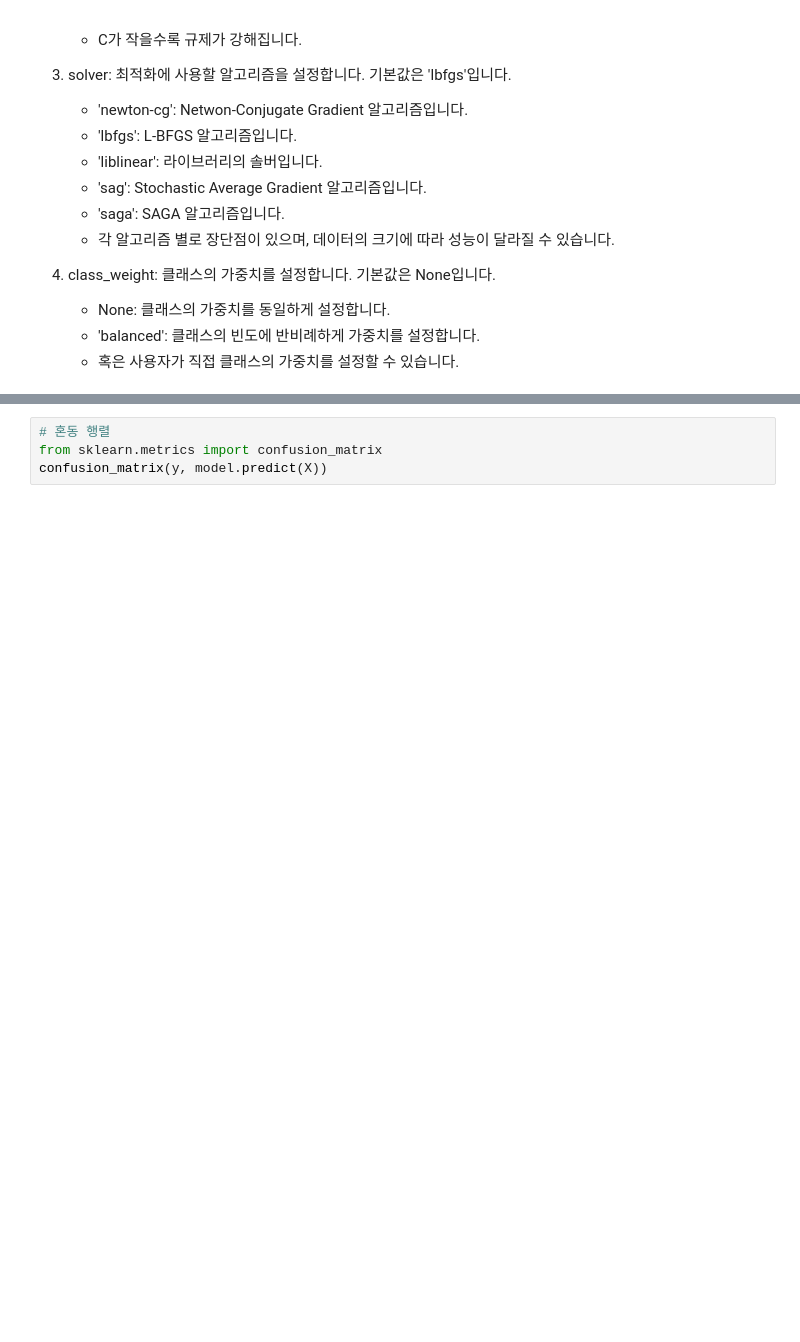
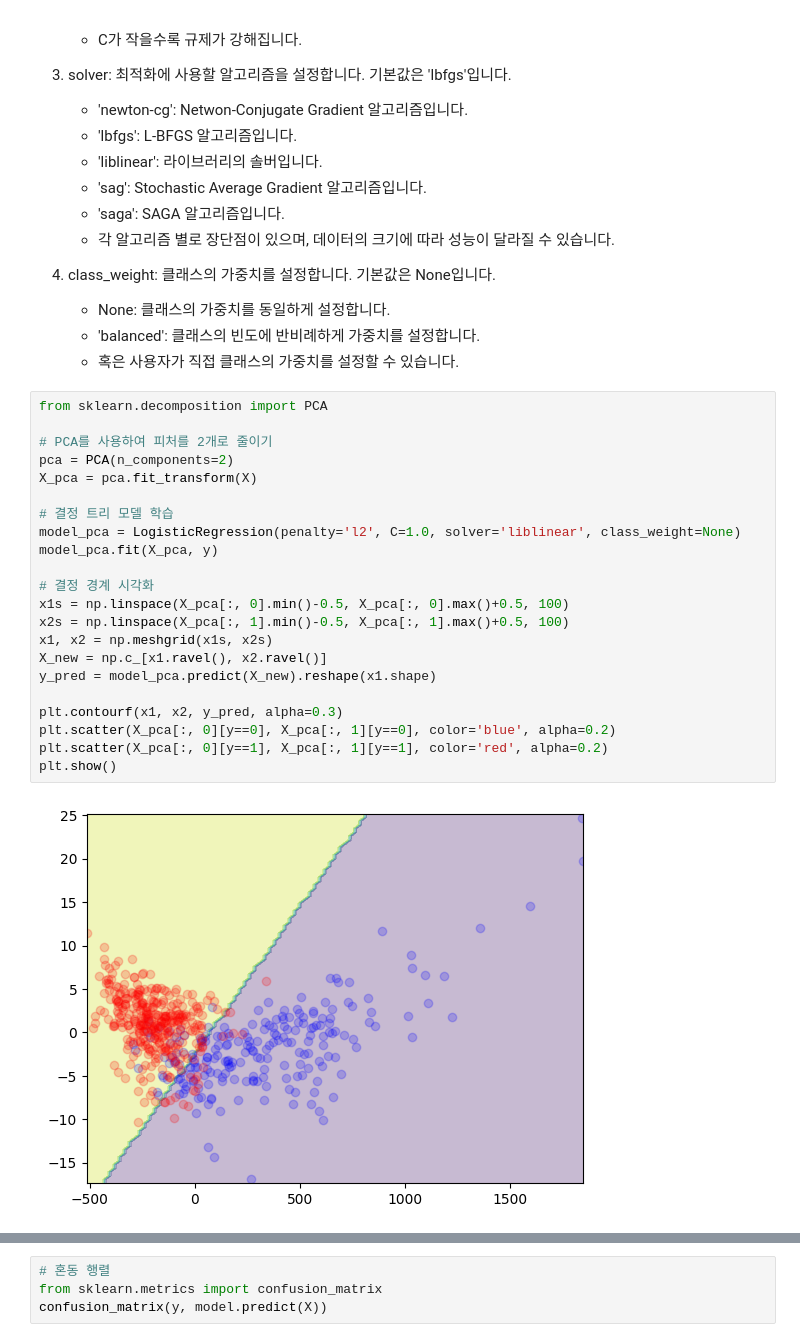
Before and after one commit to jaehyunGo/chem2401, a Jupyter notebook: ModelFitting/models/logistic_regression.ipynb, the cells around one changed output, grey strips where cells are left out. Cells and saved outputs as stored; diff of their text form; blank space fills up the shorter version.

```diff
--- a/ModelFitting/models/logistic_regression.ipynb
+++ b/ModelFitting/models/logistic_regression.ipynb
@@ -105,3 +105,27 @@ $$
     - None: 클래스의 가중치를 동일하게 설정합니다.
     - 'balanced': 클래스의 빈도에 반비례하게 가중치를 설정합니다.
     - 혹은 사용자가 직접 클래스의 가중치를 설정할 수 있습니다.
+# %%
+from sklearn.decomposition import PCA
+
+# PCA를 사용하여 피처를 2개로 줄이기
+pca = PCA(n_components=2)
+X_pca = pca.fit_transform(X)
+
+# 결정 트리 모델 학습
+model_pca = LogisticRegression(penalty='l2', C=1.0, solver='liblinear', class_weight=None)
+model_pca.fit(X_pca, y)
+
+# 결정 경계 시각화
+x1s = np.linspace(X_pca[:, 0].min()-0.5, X_pca[:, 0].max()+0.5, 100)
+x2s = np.linspace(X_pca[:, 1].min()-0.5, X_pca[:, 1].max()+0.5, 100)
+x1, x2 = np.meshgrid(x1s, x2s)
+X_new = np.c_[x1.ravel(), x2.ravel()]
+y_pred = model_pca.predict(X_new).reshape(x1.shape)
+
+plt.contourf(x1, x2, y_pred, alpha=0.3)
+plt.scatter(X_pca[:, 0][y==0], X_pca[:, 1][y==0], color='blue', alpha=0.2)
+plt.scatter(X_pca[:, 0][y==1], X_pca[:, 1][y==1], color='red', alpha=0.2)
+plt.show()
+# %% [output]
+[figure, added]
```
Also changed, not shown: parts of 1 cell of this notebook.
